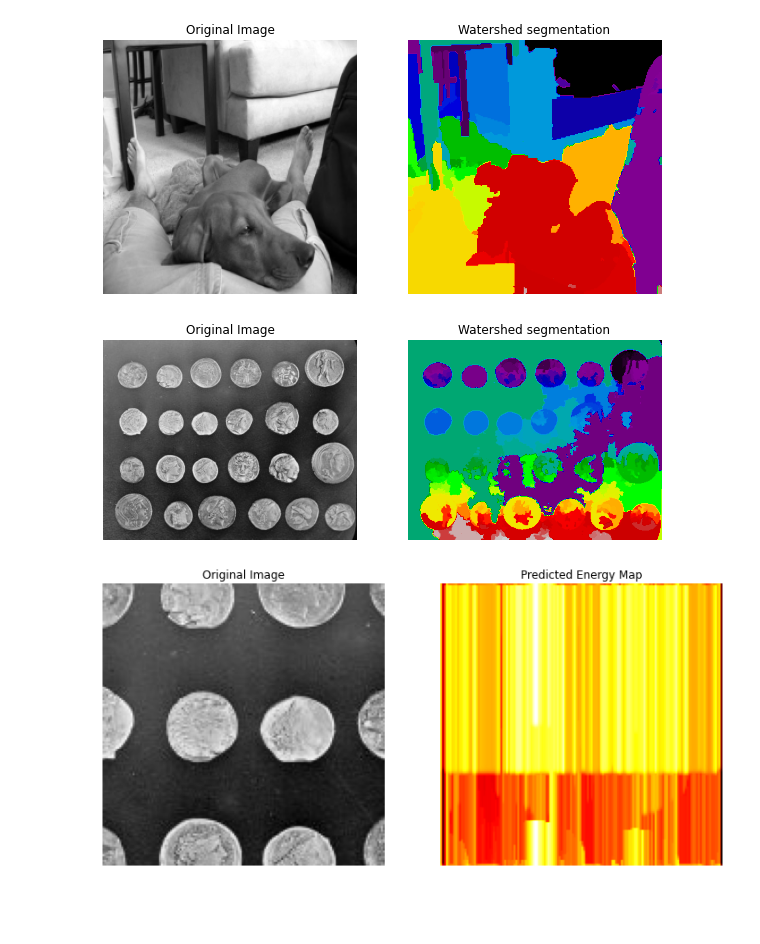
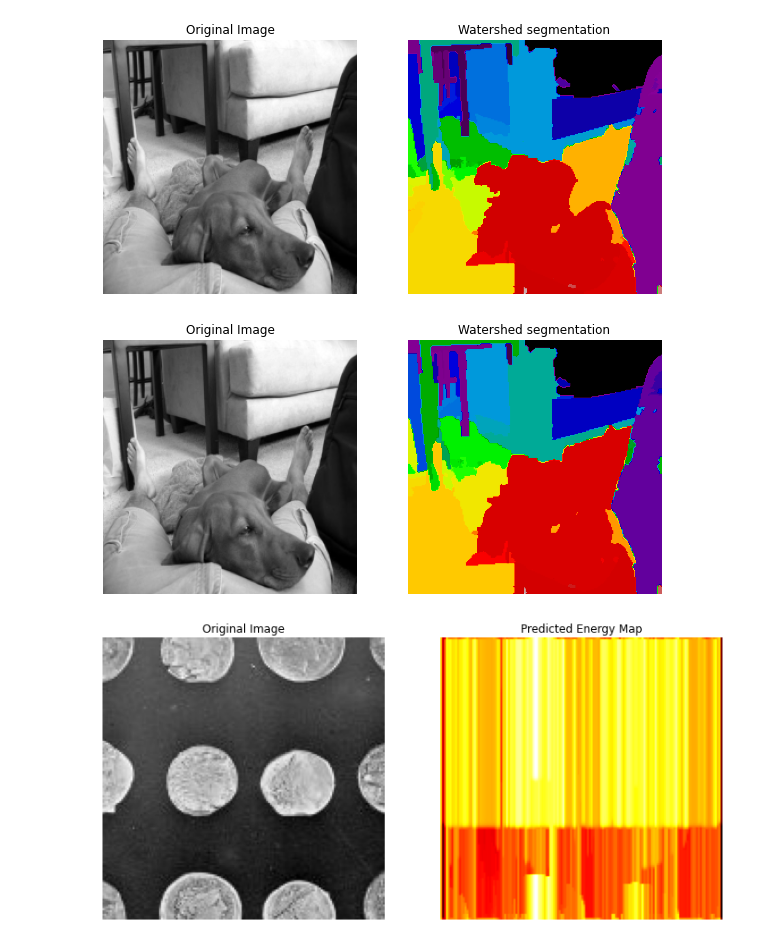
Before and after one commit to YSLCoat/learnableTokenizer, a Jupyter notebook: src/superpixelAlgorithms/WatershedNotebook.ipynb, the cells around one changed output. Cells and saved outputs as stored; diff of their text form; code cells hidden in the pictures; blank space fills up the shorter version.

```diff
--- a/src/superpixelAlgorithms/WatershedNotebook.ipynb
+++ b/src/superpixelAlgorithms/WatershedNotebook.ipynb
@@ -203,6 +203,25 @@ import matplotlib.pyplot as plt
 from skimage.color import rgb2gray
 from skimage.filters import sobel
 import heapq
+from scipy.ndimage import label, generate_binary_structure
+
+
+def rgb_to_grayscale(image):
+    """
+    Convert an RGB image to grayscale.
+
+    Parameters:
+    image (numpy.ndarray): Input image in RGB format.
+
+    Returns:
+    numpy.ndarray: Grayscale image.
+    """
+    if len(image.shape) == 3 and image.shape[2] == 3:
+        # Apply the luminance formula
+        grayscale = 0.299 * image[:, :, 0] + 0.587 * image[:, :, 1] + 0.114 * image[:, :, 2]
+        return grayscale
+    else:
+        raise ValueError("Input image must be an RGB image with 3 channels.")
 
 class WatershedFromScratch(nn.Module):
     def __init__(self):
@@ -225,51 +244,47 @@ class WatershedFromScratch(nn.Module):
         markers[image > torch.tensor(np.percentile(image_np, 90))] = 2
 
         # Simulate flooding process
-        structure = ndi.generate_binary_structure(2, 2)
-        labeled, _ = ndi.label(markers.numpy(), structure=structure)
+        structure = generate_binary_structure(2, 2)
+        labeled, _ = label(markers.numpy(), structure=structure)
         labeled = torch.tensor(labeled, dtype=torch.int64)
 
         heap = []
-        for (i, j), value in np.ndenumerate(labeled):
+        for (i, j), value in np.ndenumerate(labeled.numpy()):
             if value > 0:
                 heapq.heappush(heap, (gradient[i, j].item(), i, j, value))
 
         while heap:
             h, i, j, label_val = heapq.heappop(heap)
             for di in range(-1, 2):
                 for dj in range(-1, 2):
                     ni, nj = i + di, j + dj
                     if 0 <= ni < gradient.shape[0] and 0 <= nj < gradient.shape[1]:
                         if labeled[ni, nj] == 0:
                             labeled[ni, nj] = label_val
                             heapq.heappush(heap, (gradient[ni, nj].item(), ni, nj, label_val))
 
         return labeled
 
 def watershed_from_scratch(image):
     model = WatershedFromScratch()
     labeled = model(torch.tensor(image, dtype=torch.float32))
 
     plt.figure(figsize=(10, 5))
     plt.subplot(1, 2, 1)
     plt.imshow(image, cmap='gray')
     plt.title('Original Image')
     plt.axis('off')
 
     plt.subplot(1, 2, 2)
     plt.imshow(labeled, cmap='nipy_spectral')
     plt.title('Watershed segmentation')
     plt.axis('off')
 
     plt.show()
 
-# Load an example image
-from skimage import data
-image = data.coins()
-
-watershed_from_scratch(image)
+watershed_from_scratch(rgb_to_grayscale(np.asarray(image)))
 # %% [output]
-[figure, old version]
+[figure, new version]
 # %%
 import torch
 import torch.nn as nn
```
Also changed, not shown: parts of 4 cells of this notebook.
